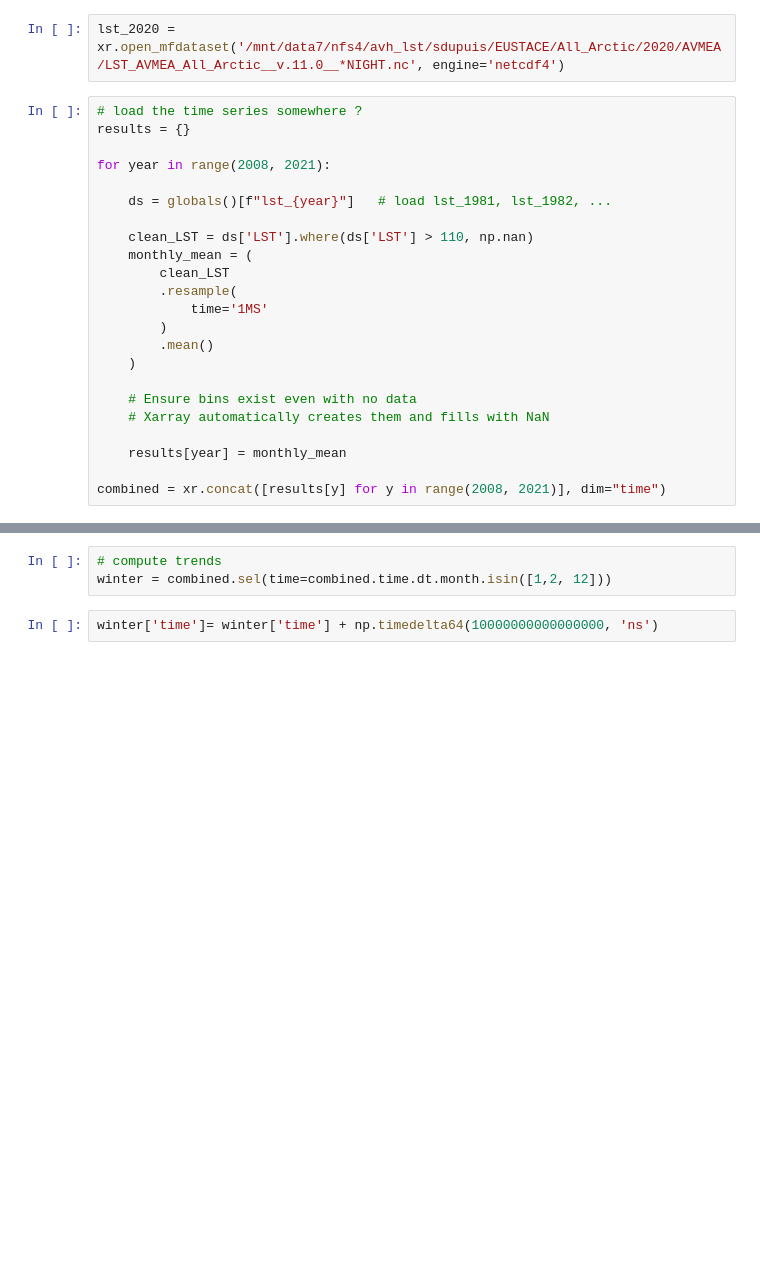
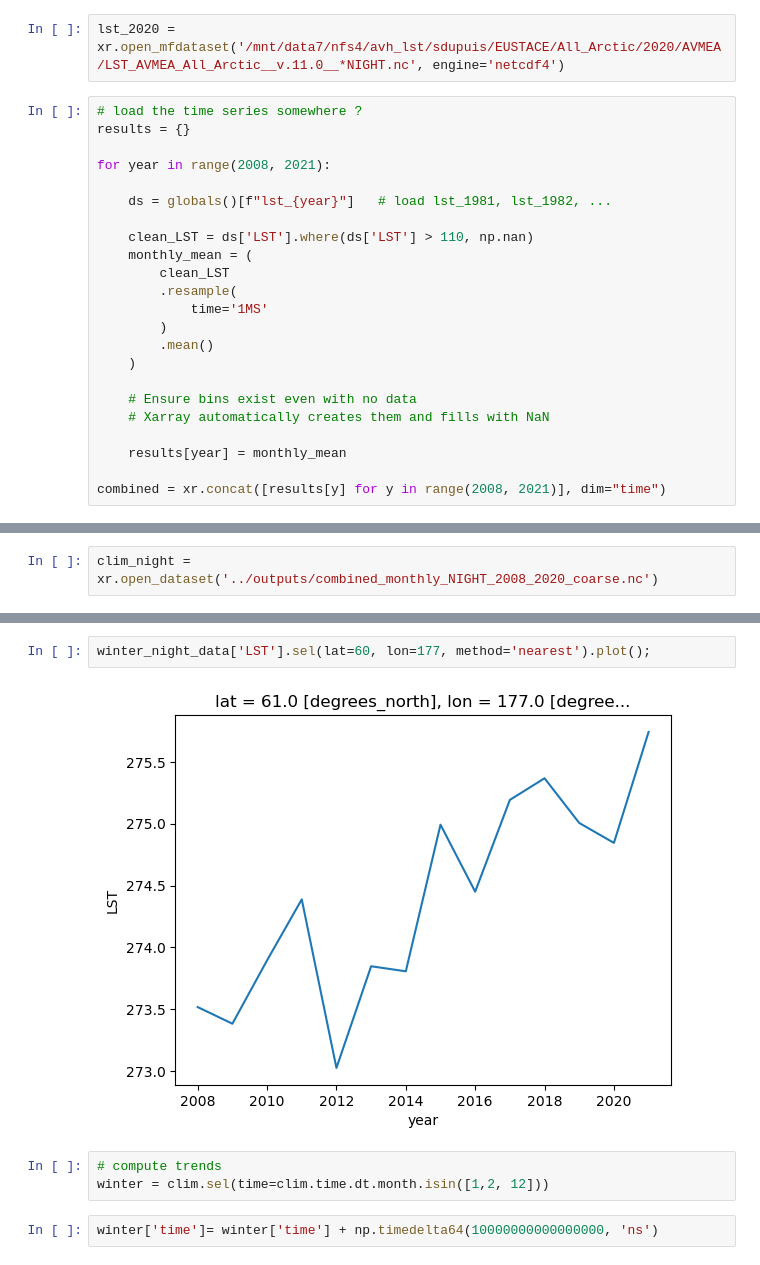
Before and after one commit to soniajdupuis/LST_4_CloudsDyn, a Jupyter notebook: Exploratory_Analysis/trend_verification.ipynb, the cells around one changed output, grey strips where cells are left out. Drawn from its saved outputs; the diff is of its cells as text; blank space fills up the shorter version.

```diff
--- a/Exploratory_Analysis/trend_verification.ipynb
+++ b/Exploratory_Analysis/trend_verification.ipynb
@@ -64,0 +63,2 @@ climatology = combined.groupby('time.season').mean("time")
+# %%
+clim_night = xr.open_dataset('../outputs/combined_monthly_NIGHT_2008_2020_coarse.nc')
@@ -65,6 +91,10 @@ climatology = combined.groupby('time.season').mean("time")
+# %%
+winter_night_data['LST'].sel(lat=60, lon=177, method='nearest').plot();
+# %% [output]
+[figure, added]
 # %%
 # compute trends
-winter = combined.sel(time=combined.time.dt.month.isin([1,2, 12]))
+winter = clim.sel(time=clim.time.dt.month.isin([1,2, 12]))
 # %%
 winter['time']= winter['time'] + np.timedelta64(10000000000000000, 'ns')
 # %%
```
Also changed, not shown: parts of 15 cells of this notebook, 1 other file.
